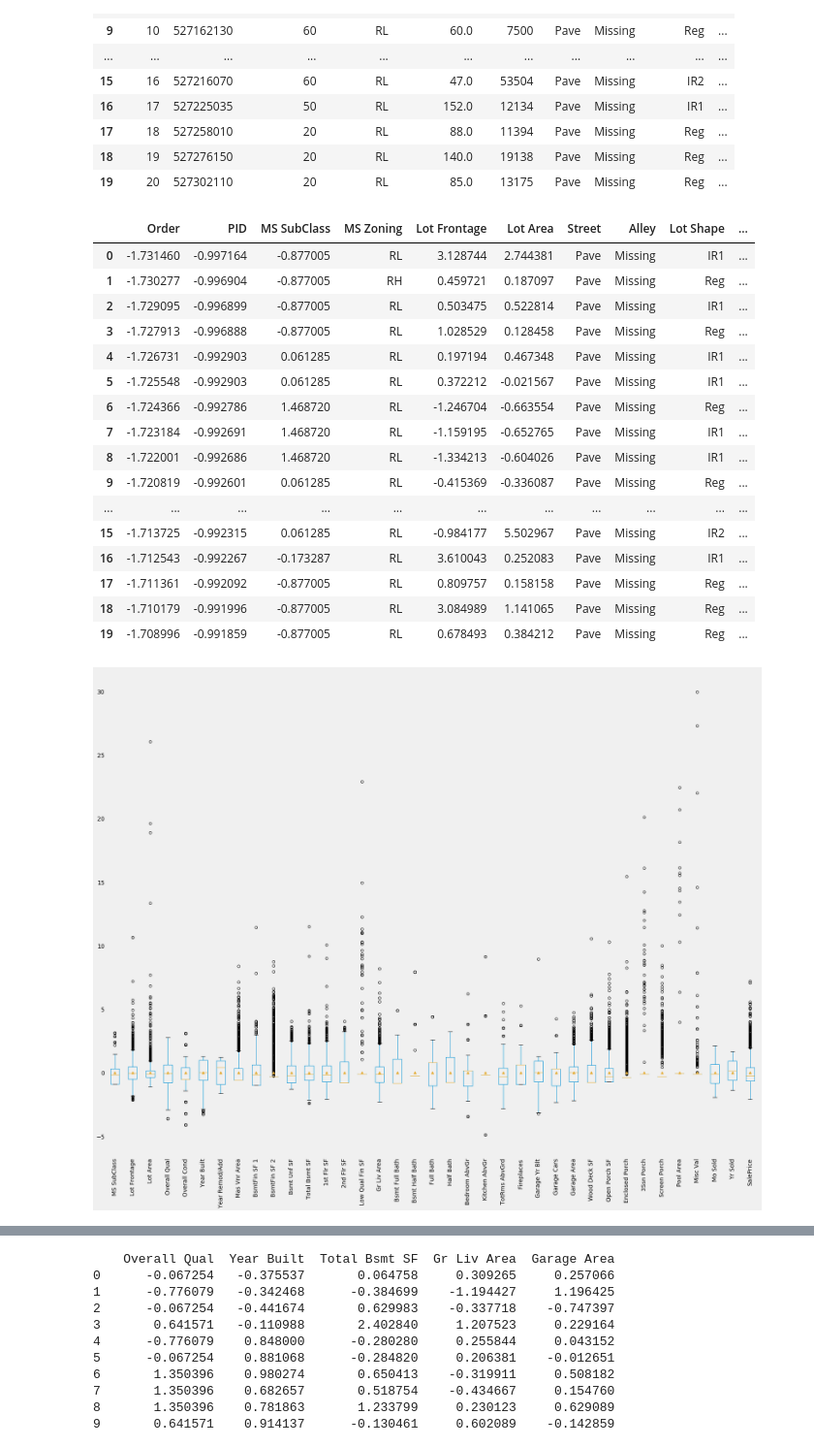
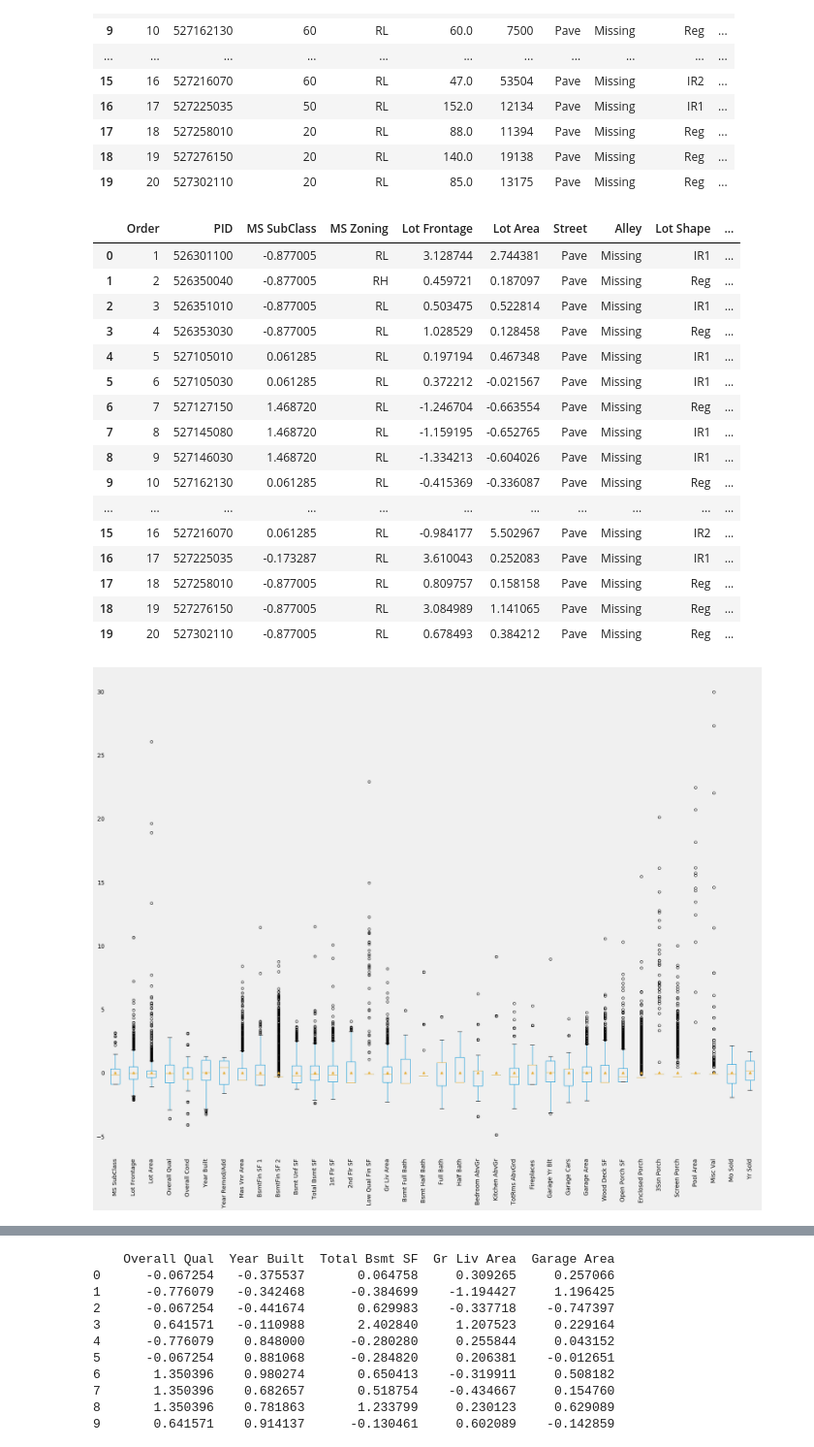
Before and after one commit to Zhenyuan-Xi/CS6220_DataMining, a Jupyter notebook: assignment3/assignment3.ipynb, the cells around one changed output, grey strips where cells are left out. Shown at 97% size. Drawn from its saved outputs; the diff is of its cells as text; code cells hidden in the pictures.

```diff
--- a/assignment3/assignment3.ipynb
+++ b/assignment3/assignment3.ipynb
@@ -90,36 +90,36 @@ df_ori.head(20)
 | 19 | 20 | 527302110 | 20 | RL | 85.0 | 13175 | Pave | Missing | Reg | ... |
 # %%
 scaler = preprocessing.StandardScaler()
-cols = df.select_dtypes(include=[np.number]).columns
+cols = df.select_dtypes(include=[np.number]).drop(['Order', 'PID', 'SalePrice'], axis=1).columns
 df2 = df.copy()
 df2[cols] = scaler.fit_transform(df[cols])
 df.update(df2)
 df.head(20)
 # %% [output]
 |  | Order | PID | MS SubClass | MS Zoning | Lot Frontage | Lot Area | Street | Alley | Lot Shape | ... |
-| 0 | -1.731460 | -0.997164 | -0.877005 | RL | 3.128744 | 2.744381 | Pave | Missing | IR1 | ... |
-| 1 | -1.730277 | -0.996904 | -0.877005 | RH | 0.459721 | 0.187097 | Pave | Missing | Reg | ... |
-| 2 | -1.729095 | -0.996899 | -0.877005 | RL | 0.503475 | 0.522814 | Pave | Missing | IR1 | ... |
-| 3 | -1.727913 | -0.996888 | -0.877005 | RL | 1.028529 | 0.128458 | Pave | Missing | Reg | ... |
-| 4 | -1.726731 | -0.992903 | 0.061285 | RL | 0.197194 | 0.467348 | Pave | Missing | IR1 | ... |
-| 5 | -1.725548 | -0.992903 | 0.061285 | RL | 0.372212 | -0.021567 | Pave | Missing | IR1 | ... |
-| 6 | -1.724366 | -0.992786 | 1.468720 | RL | -1.246704 | -0.663554 | Pave | Missing | Reg | ... |
-| 7 | -1.723184 | -0.992691 | 1.468720 | RL | -1.159195 | -0.652765 | Pave | Missing | IR1 | ... |
-| 8 | -1.722001 | -0.992686 | 1.468720 | RL | -1.334213 | -0.604026 | Pave | Missing | IR1 | ... |
-| 9 | -1.720819 | -0.992601 | 0.061285 | RL | -0.415369 | -0.336087 | Pave | Missing | Reg | ... |
+| 0 | 1 | 526301100 | -0.877005 | RL | 3.128744 | 2.744381 | Pave | Missing | IR1 | ... |
+| 1 | 2 | 526350040 | -0.877005 | RH | 0.459721 | 0.187097 | Pave | Missing | Reg | ... |
+| 2 | 3 | 526351010 | -0.877005 | RL | 0.503475 | 0.522814 | Pave | Missing | IR1 | ... |
+| 3 | 4 | 526353030 | -0.877005 | RL | 1.028529 | 0.128458 | Pave | Missing | Reg | ... |
+| 4 | 5 | 527105010 | 0.061285 | RL | 0.197194 | 0.467348 | Pave | Missing | IR1 | ... |
+| 5 | 6 | 527105030 | 0.061285 | RL | 0.372212 | -0.021567 | Pave | Missing | IR1 | ... |
+| 6 | 7 | 527127150 | 1.468720 | RL | -1.246704 | -0.663554 | Pave | Missing | Reg | ... |
+| 7 | 8 | 527145080 | 1.468720 | RL | -1.159195 | -0.652765 | Pave | Missing | IR1 | ... |
+| 8 | 9 | 527146030 | 1.468720 | RL | -1.334213 | -0.604026 | Pave | Missing | IR1 | ... |
+| 9 | 10 | 527162130 | 0.061285 | RL | -0.415369 | -0.336087 | Pave | Missing | Reg | ... |
 | ... | ... | ... | ... | ... | ... | ... | ... | ... | ... | ... |
-| 15 | -1.713725 | -0.992315 | 0.061285 | RL | -0.984177 | 5.502967 | Pave | Missing | IR2 | ... |
-| 16 | -1.712543 | -0.992267 | -0.173287 | RL | 3.610043 | 0.252083 | Pave | Missing | IR1 | ... |
-| 17 | -1.711361 | -0.992092 | -0.877005 | RL | 0.809757 | 0.158158 | Pave | Missing | Reg | ... |
-| 18 | -1.710179 | -0.991996 | -0.877005 | RL | 3.084989 | 1.141065 | Pave | Missing | Reg | ... |
-| 19 | -1.708996 | -0.991859 | -0.877005 | RL | 0.678493 | 0.384212 | Pave | Missing | Reg | ... |
+| 15 | 16 | 527216070 | 0.061285 | RL | -0.984177 | 5.502967 | Pave | Missing | IR2 | ... |
+| 16 | 17 | 527225035 | -0.173287 | RL | 3.610043 | 0.252083 | Pave | Missing | IR1 | ... |
+| 17 | 18 | 527258010 | -0.877005 | RL | 0.809757 | 0.158158 | Pave | Missing | Reg | ... |
+| 18 | 19 | 527276150 | -0.877005 | RL | 3.084989 | 1.141065 | Pave | Missing | Reg | ... |
+| 19 | 20 | 527302110 | -0.877005 | RL | 0.678493 | 0.384212 | Pave | Missing | Reg | ... |
 # %%
 matplotlib.style.use('fivethirtyeight')
 # plot with standardization
 
-plt1 = df.select_dtypes(include=[np.number]).drop(['Order', 'PID'], axis=1).boxplot(grid=False, figsize=(25, 20), rot=90, showmeans=True);
+plt1 = df.select_dtypes(include=[np.number]).drop(['Order', 'PID', 'SalePrice'], axis=1).boxplot(grid=False, figsize=(25, 20), rot=90, showmeans=True);
 # %% [output]
-[figure, old version]
+[figure, new version]
 # %%
 # plot without standardization
 
```
Also changed, not shown: parts of 5 cells of this notebook.
